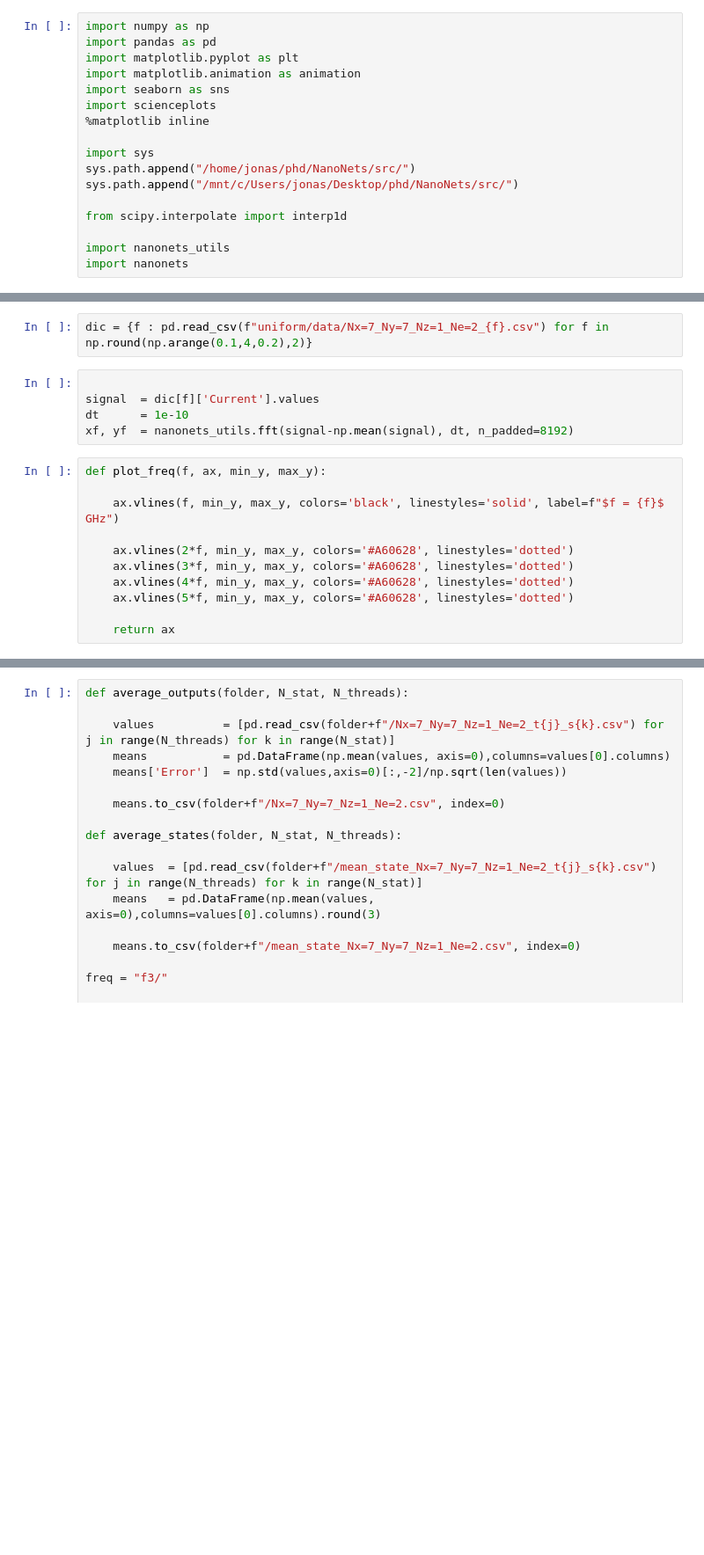
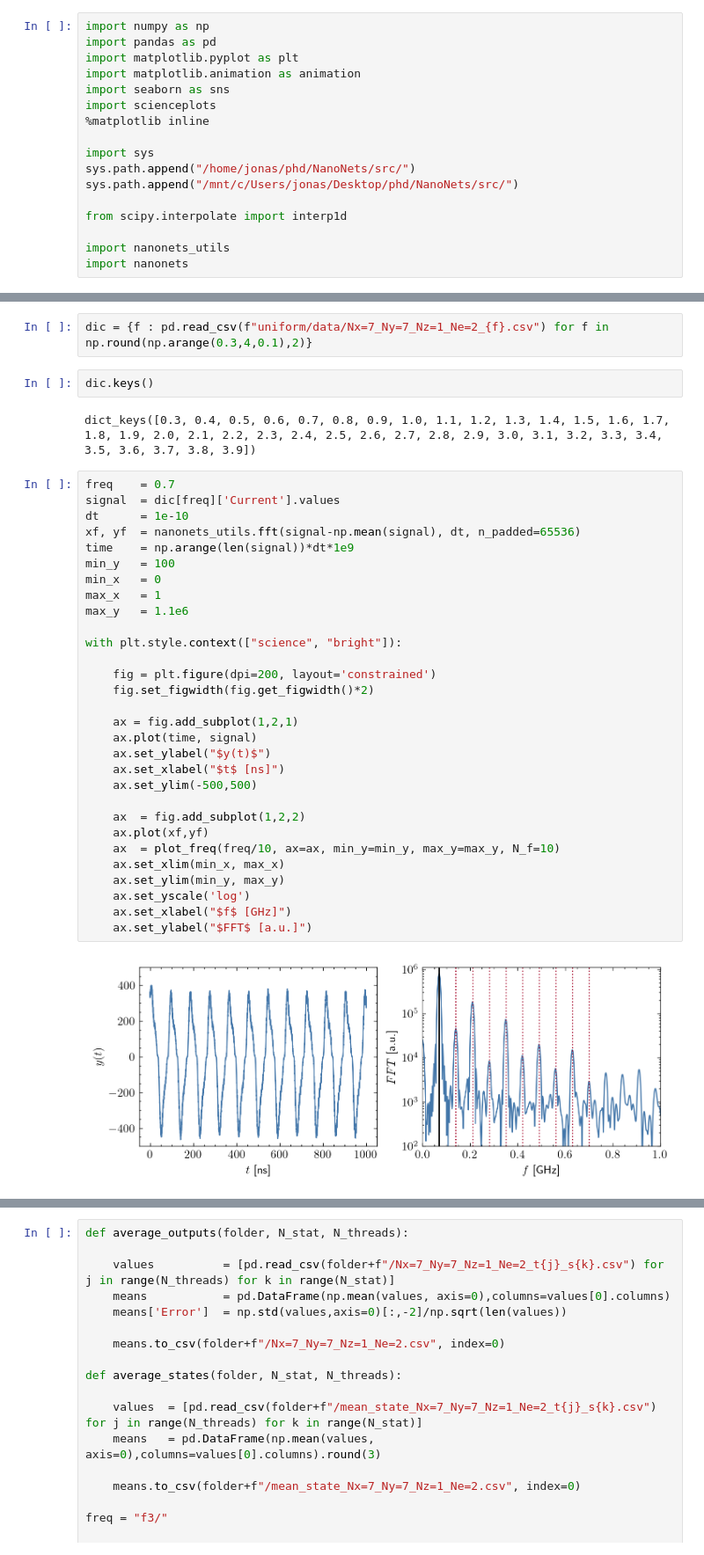
Before and after one commit to JonasMnsing/NanoNets, a Jupyter notebook: scripts/2_funding_period/WP2/cos_input/cos_input.ipynb, the cells around one changed output, grey strips where cells are left out. Shown at 88% size. Saved outputs shown, nothing was run; the diff lists cells and outputs as text; blank space fills up the shorter version.

```diff
--- a/scripts/2_funding_period/WP2/cos_input/cos_input.ipynb
+++ b/scripts/2_funding_period/WP2/cos_input/cos_input.ipynb
@@ -18,18 +27,38 @@ import nanonets
 # %%
-dic = {f : pd.read_csv(f"uniform/data/Nx=7_Ny=7_Nz=1_Ne=2_{f}.csv") for f in np.round(np.arange(0.1,4,0.2),2)}
+dic = {f : pd.read_csv(f"uniform/data/Nx=7_Ny=7_Nz=1_Ne=2_{f}.csv") for f in np.round(np.arange(0.3,4,0.1),2)}
-# %%
-
-signal  = dic[f]['Current'].values
-dt      = 1e-10
-xf, yf  = nanonets_utils.fft(signal-np.mean(signal), dt, n_padded=8192)
-# %%
-def plot_freq(f, ax, min_y, max_y):
-
-    ax.vlines(f, min_y, max_y, colors='black', linestyles='solid', label=f"$f = {f}$ GHz")
-
-    ax.vlines(2*f, min_y, max_y, colors='#A60628', linestyles='dotted')
-    ax.vlines(3*f, min_y, max_y, colors='#A60628', linestyles='dotted')
-    ax.vlines(4*f, min_y, max_y, colors='#A60628', linestyles='dotted')
-    ax.vlines(5*f, min_y, max_y, colors='#A60628', linestyles='dotted')
-
-    return ax
+# %%
+dic.keys()
+# %% [output]
+dict_keys([0.3, 0.4, 0.5, 0.6, 0.7, 0.8, 0.9, 1.0, 1.1, 1.2, 1.3, 1.4, 1.5, 1.6, 1.7, 1.8, 1.9, 2.0, 2.1, 2.2, 2.3, 2.4, 2.5, 2.6, 2.7, 2.8, 2.9, 3.0, 3.1, 3.2, 3.3, 3.4, 3.5, 3.6, 3.7, 3.8, 3.9])
+# %%
+freq    = 0.7
+signal  = dic[freq]['Current'].values
+dt      = 1e-10
+xf, yf  = nanonets_utils.fft(signal-np.mean(signal), dt, n_padded=65536)
+time    = np.arange(len(signal))*dt*1e9
+min_y   = 100
+min_x   = 0
+max_x   = 1
+max_y   = 1.1e6
+
+with plt.style.context(["science", "bright"]):
+
+    fig = plt.figure(dpi=200, layout='constrained')
+    fig.set_figwidth(fig.get_figwidth()*2)
+
+    ax = fig.add_subplot(1,2,1)
+    ax.plot(time, signal)
+    ax.set_ylabel("$y(t)$")
+    ax.set_xlabel("$t$ [ns]")
+    ax.set_ylim(-500,500)
+
+    ax  = fig.add_subplot(1,2,2)
+    ax.plot(xf,yf)
+    ax  = plot_freq(freq/10, ax=ax, min_y=min_y, max_y=max_y, N_f=10)
+    ax.set_xlim(min_x, max_x)
+    ax.set_ylim(min_y, max_y)
+    ax.set_yscale('log')
+    ax.set_xlabel("$f$ [GHz]")
+    ax.set_ylabel("$FFT$ [a.u.]")
+# %% [output]
+[figure, added]
```
Also changed, not shown: parts of 9 cells of this notebook, 1 other file.
